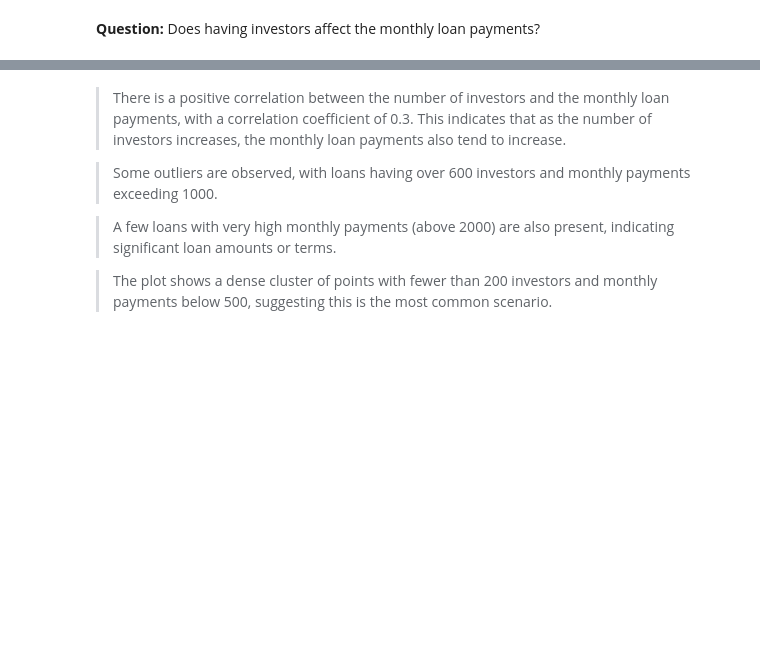
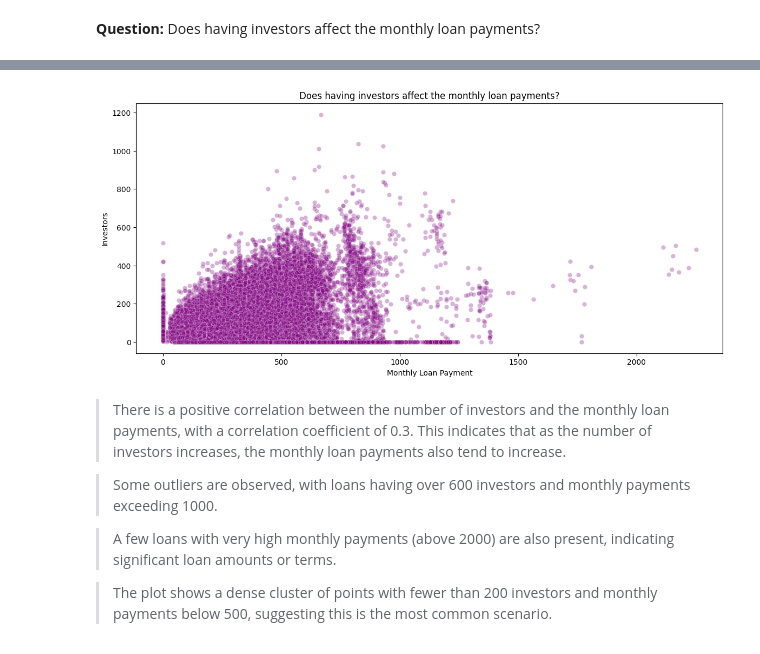
Before and after one commit to sondosaabed/Prosper-Loan-Analysis, a Jupyter notebook: Part_I_exploration.ipynb, the cells around one changed output, grey strips where cells are left out. Drawn from its saved outputs; the diff is of its cells as text; code cells hidden in the pictures; blank space fills up the shorter version.

```diff
--- a/Part_I_exploration.ipynb
+++ b/Part_I_exploration.ipynb
@@ -545,9 +553,11 @@ df['Investors'].corr(df['MonthlyLoanPayment'])
 # %%
-plt.figure(figsize=(12, 6))
+plt.figure(figsize=(14, 6))
 sns.scatterplot(data= df, x='MonthlyLoanPayment', y='Investors', alpha=0.3, color = 'purple')
 plt.title('Does having investors affect the monthly loan payments?')
 plt.xlabel('Monthly Loan Payment')
 plt.ylabel('Investors');
+# %% [output]
+[figure, added]
 # %% [markdown]
 > There is a positive correlation between the number of investors and the monthly loan payments, with a correlation coefficient of 0.3. This indicates that as the number of investors increases, the monthly loan payments also tend to increase.
 
```
Also changed, not shown: parts of 5 cells of this notebook.
